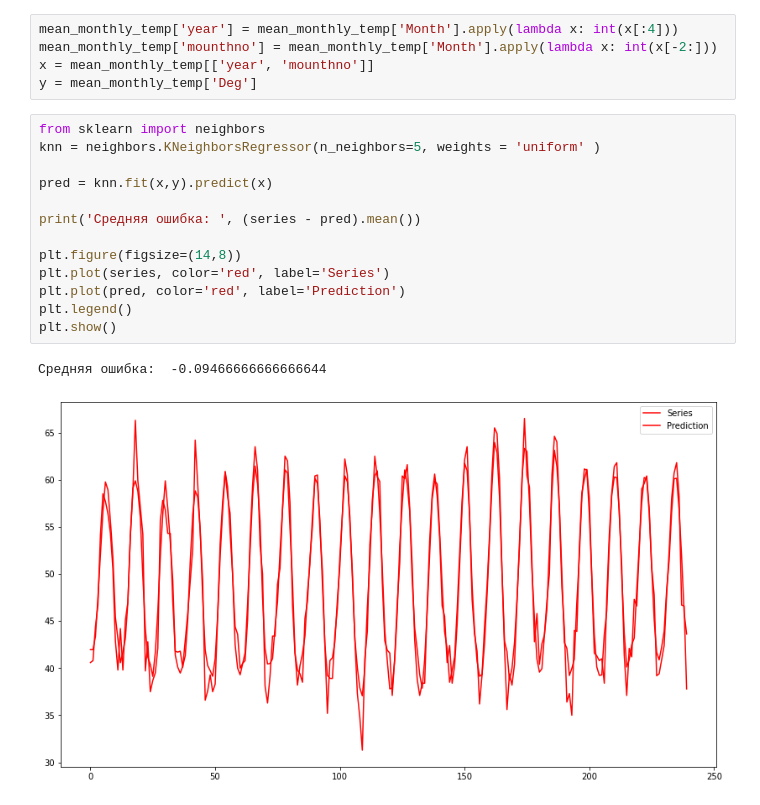
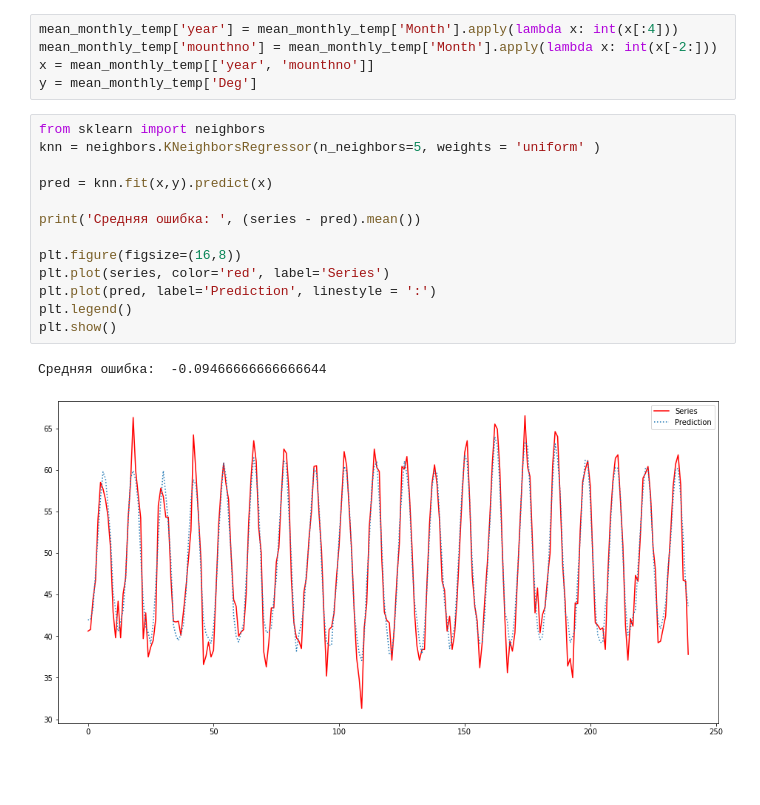
Before and after one commit to rgridnev/python_course, a Jupyter notebook: Time Series/homework3.ipynb, the cells around one changed output. Drawn from its saved outputs; the diff is of its cells as text; blank space fills up the shorter version.

```diff
--- a/Time Series/homework3.ipynb
+++ b/Time Series/homework3.ipynb
@@ -157,16 +147,16 @@ y = mean_monthly_temp['Deg']
 # %%
 from sklearn import neighbors
 knn = neighbors.KNeighborsRegressor(n_neighbors=5, weights = 'uniform' )
 
 pred = knn.fit(x,y).predict(x)
 
 print('Средняя ошибка: ', (series - pred).mean())
 
-plt.figure(figsize=(14,8))
+plt.figure(figsize=(16,8))
 plt.plot(series, color='red', label='Series')
-plt.plot(pred, color='red', label='Prediction')
+plt.plot(pred, label='Prediction', linestyle = ':')
 plt.legend()
 plt.show()
 # %% [output]
 Средняя ошибка:  -0.09466666666666644
-[figure, old version]
+[figure, new version]
```
Also changed, not shown: parts of 3 cells of this notebook, 3 other files.
